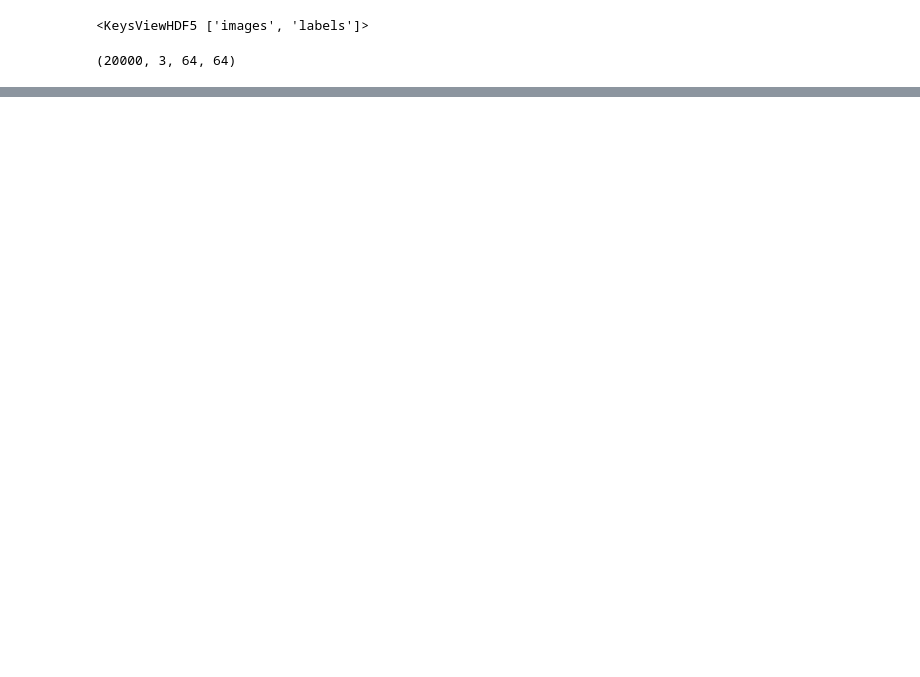
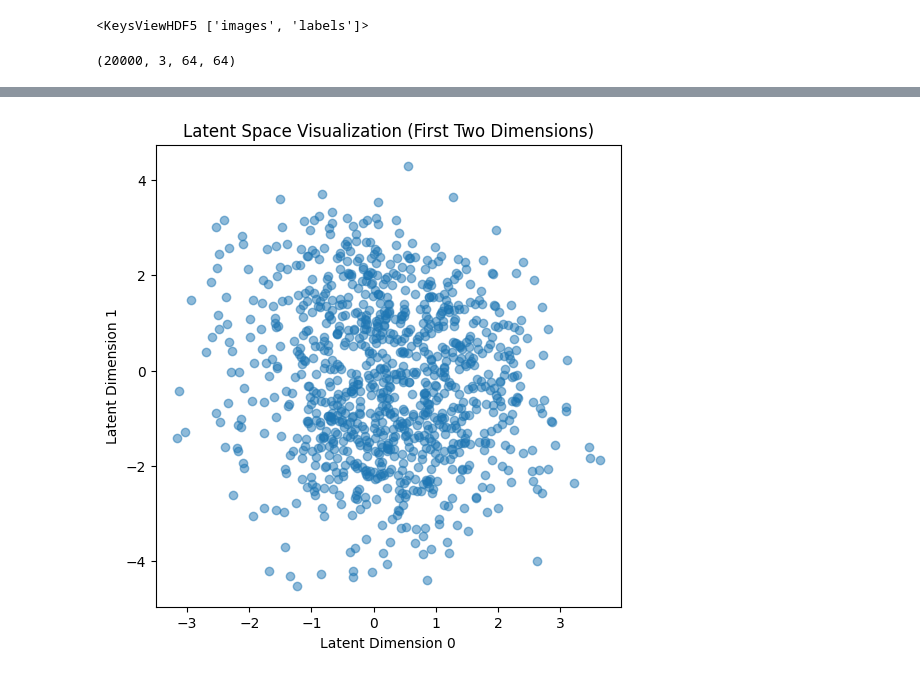
Before and after one commit to RogerXu1048/AML_Fall2024, a Jupyter notebook: autoencoder.ipynb, the cells around one changed output, grey strips where cells are left out. Drawn from its saved outputs; the diff is of its cells as text; code cells hidden in the pictures; blank space fills up the shorter version.

```diff
--- a/autoencoder.ipynb
+++ b/autoencoder.ipynb
@@ -77 +94,24 @@ class Autoencoder(nn.Module):
+# %%
+from torch.optim.lr_scheduler import ReduceLROnPlateau
+
+# Prepare dataset and dataloader
+batch_size = 64
+tensor_images = torch.tensor(normalized_images, dtype=torch.float32)
+dataset = TensorDataset(tensor_images)
+train_size = int(0.8 * len(dataset))
+val_size = len(dataset) - train_size
+train_dataset, val_dataset = random_split(dataset, [train_size, val_size])
+
+train_loader = DataLoader(train_dataset, batch_size=batch_size, shuffle=True)
+val_loader = DataLoader(val_dataset, batch_size=batch_size, shuffle=False)
+
+# Initialize model, optimizer, and loss function
+device = torch.device('cuda' if torch.cuda.is_available() else 'cpu')
+model = Autoencoder().to(device)
+optimizer = optim.Adam(model.parameters(), lr=3e-4)
+
+# Add learning rate scheduler
+scheduler = ReduceLROnPlateau(optimizer, mode='min', factor=0.5, patience=2)
+
+previous_lr = scheduler.get_last_lr()
 # %%
@@ -235,0 +250,23 @@ latent_space_traversal(model, n_samples=5, dim_to_vary=0, variation_range=(-800,
+# %%
+def visualize_latent_space(model, dataset, n_points=1000):
+    model.eval()
+    indices = np.random.choice(len(dataset), n_points, replace=False)
+    images = torch.stack([dataset[i][0] for i in indices]).to(device)
+
+    with torch.no_grad():
+        encoded = model.encoder(images)  # shape: [n_points, latent_dim, 1, 1]
+        latent_vectors = encoded.view(n_points, -1).cpu().numpy()  # shape: [n_points, latent_dim]
+
+    # Plot pairs of latent dimensions (e.g., dim 0 vs dim 1, dim 0 vs dim 2, etc.)
+    # Here we will just do a simple scatter of the first two latent dimensions.
+    plt.figure(figsize=(6,6))
+    plt.scatter(latent_vectors[:, 0], latent_vectors[:, 1], alpha=0.5)
+    plt.xlabel("Latent Dimension 0")
+    plt.ylabel("Latent Dimension 1")
+    plt.title("Latent Space Visualization (First Two Dimensions)")
+    plt.show()
+
+# Call the new visualization function
+visualize_latent_space(model, val_dataset, n_points=1000)
+# %% [output]
+[figure, added]
```
Also changed, not shown: parts of 7 cells of this notebook, 1 other file.
